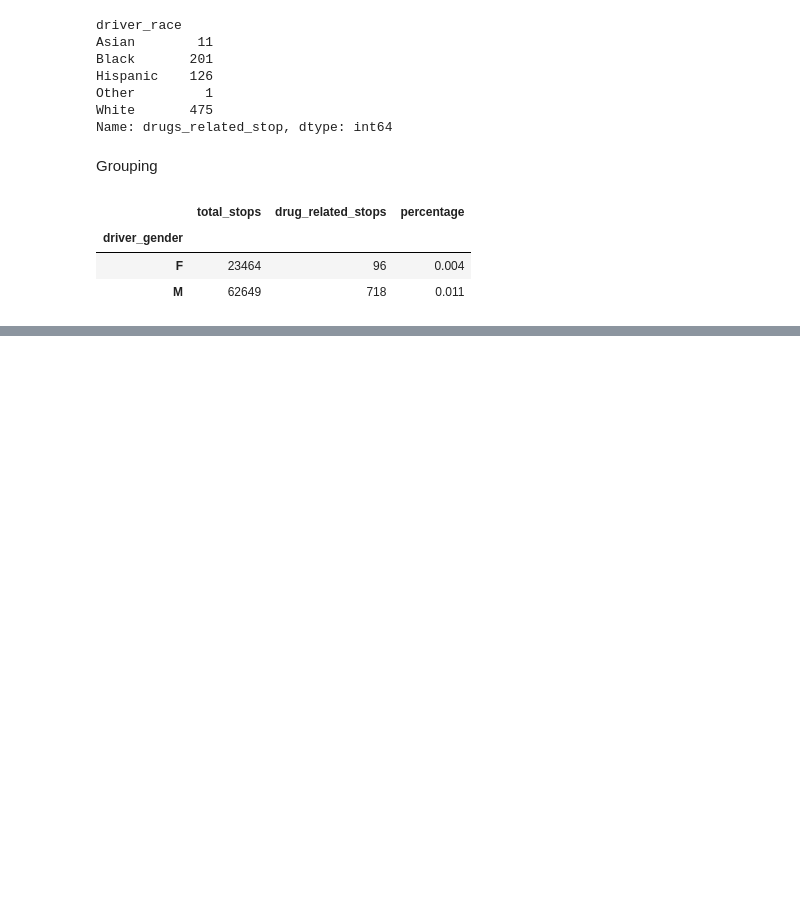
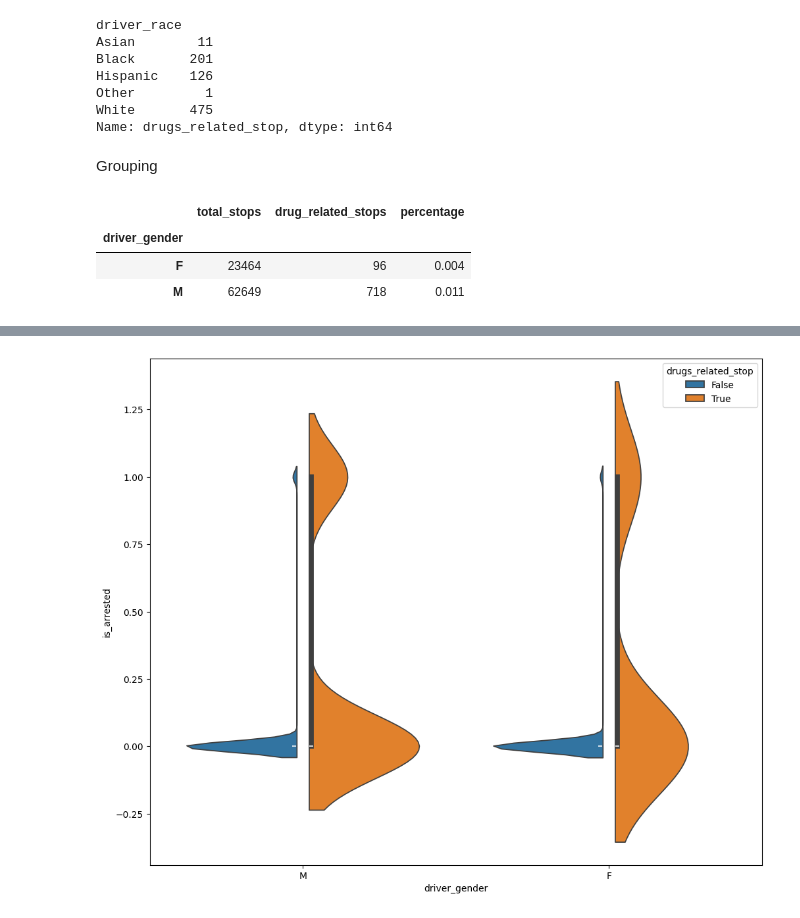
Before and after one commit to Szafranerio/Data_InDepth, a Jupyter notebook: Pandas/Practice/Police.ipynb, the cells around one changed output, grey strips where cells are left out. Drawn from its saved outputs; the diff is of its cells as text; code cells hidden in the pictures; blank space fills up the shorter version.

```diff
--- a/Pandas/Practice/Police.ipynb
+++ b/Pandas/Practice/Police.ipynb
@@ -118,0 +132,6 @@ plt.show()
+# %%
+plt.figure(figsize=(12,10))
+sns.violinplot(data, y='is_arrested', x='driver_gender', hue='drugs_related_stop', split=True, gap=.1)
+plt.show()
+# %% [output]
+[figure, added]
```
Also changed, not shown: parts of 5 cells of this notebook.
